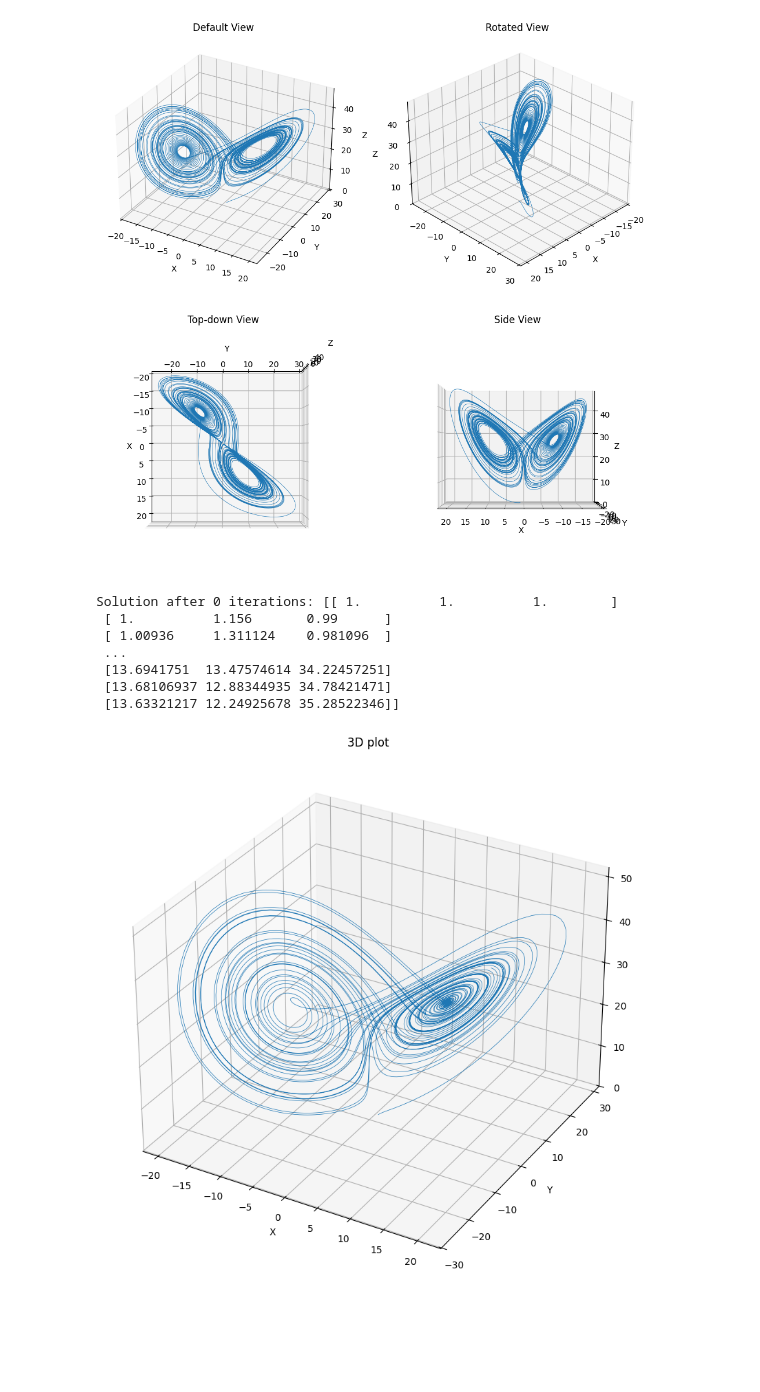
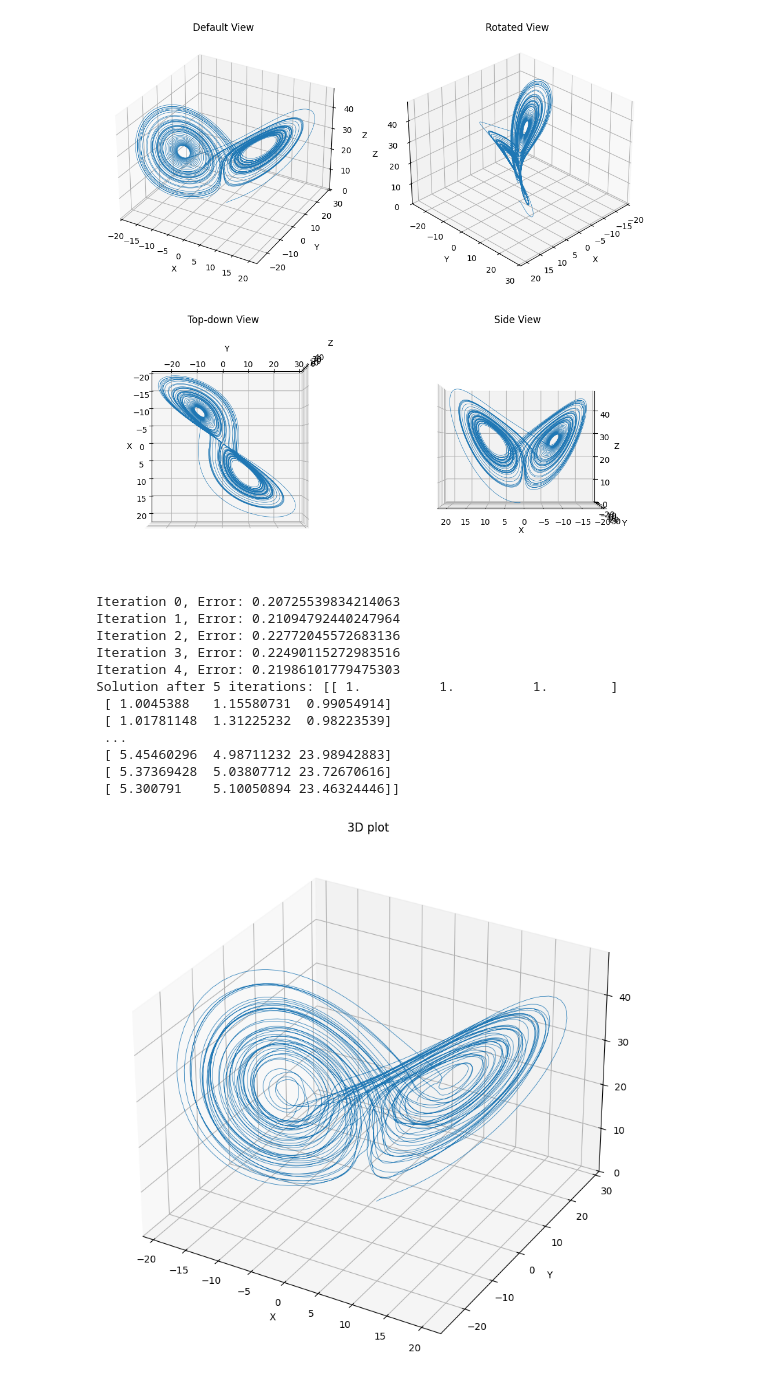
Before and after one commit to master-csmi/2024-m1-parareal, a Jupyter notebook: src/Lorenz_model.ipynb, the cells around one changed output. Cells and saved outputs as stored; diff of their text form; code cells hidden in the pictures; blank space fills up the shorter version.

```diff
--- a/src/Lorenz_model.ipynb
+++ b/src/Lorenz_model.ipynb
@@ -153,35 +153,40 @@ plt.show()
 # %%
 from parareal import *
 
 # Parameters
 
 # Model parameters
 sigma, rho, beta = 10.0, 28.0, 8/3
 lorenz_ = lambda t,state:lorenz(t, state, sigma, rho, beta)
 
 U0 = np.array([1.0, 1.0, 1.0])
 t_span = [0, 60]
 N = 10000
 tol = 1e-1
-max_iter = 10
+max_iter = 5
 G_Nh=1
-F_Nh=1
+F_Nh=100
 G = lambda tspan,u0, :feuler(lorenz_, tspan, u0, G_Nh)[1][-1]
 F = lambda tspan,u0, :feuler(lorenz_, tspan, u0, F_Nh)[1][-1]
 
 # Run Parareal
 t, iterations, solution = parareal(G, F, tspan, U0, N, max_iter, tol)
 print(f'Solution after {iterations} iterations: {solution}')
 plot3d(t,solution)
 # %% [output]
-Solution after 0 iterations: [[ 1.          1.          1.        ]
- [ 1.          1.156       0.99      ]
- [ 1.00936     1.311124    0.981096  ]
+Iteration 0, Error: 0.20725539834214063
+Iteration 1, Error: 0.21094792440247964
+Iteration 2, Error: 0.22772045572683136
+Iteration 3, Error: 0.22490115272983516
+Iteration 4, Error: 0.21986101779475303
+Solution after 5 iterations: [[ 1.          1.          1.        ]
+ [ 1.0045388   1.15580731  0.99054914]
+ [ 1.01781148  1.31225232  0.98223539]
  ...
- [13.6941751  13.47574614 34.22457251]
- [13.68106937 12.88344935 34.78421471]
- [13.63321217 12.24925678 35.28522346]]
+ [ 5.45460296  4.98711232 23.98942883]
+ [ 5.37369428  5.03807712 23.72670616]
+ [ 5.300791    5.10050894 23.46324446]]
-[figure, old version]
+[figure, new version]
 # %%
 # Model parameters
 sigma, rho, beta = 10.0, 28.0, 8/3
```
Also changed, not shown: parts of 1 cell of this notebook, 3 other files.
